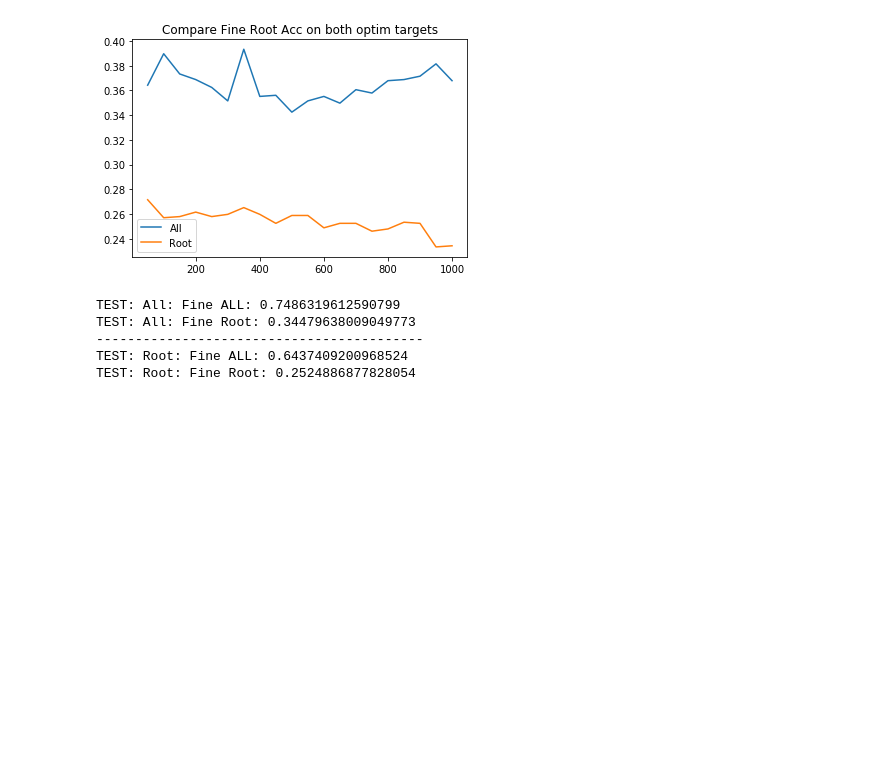
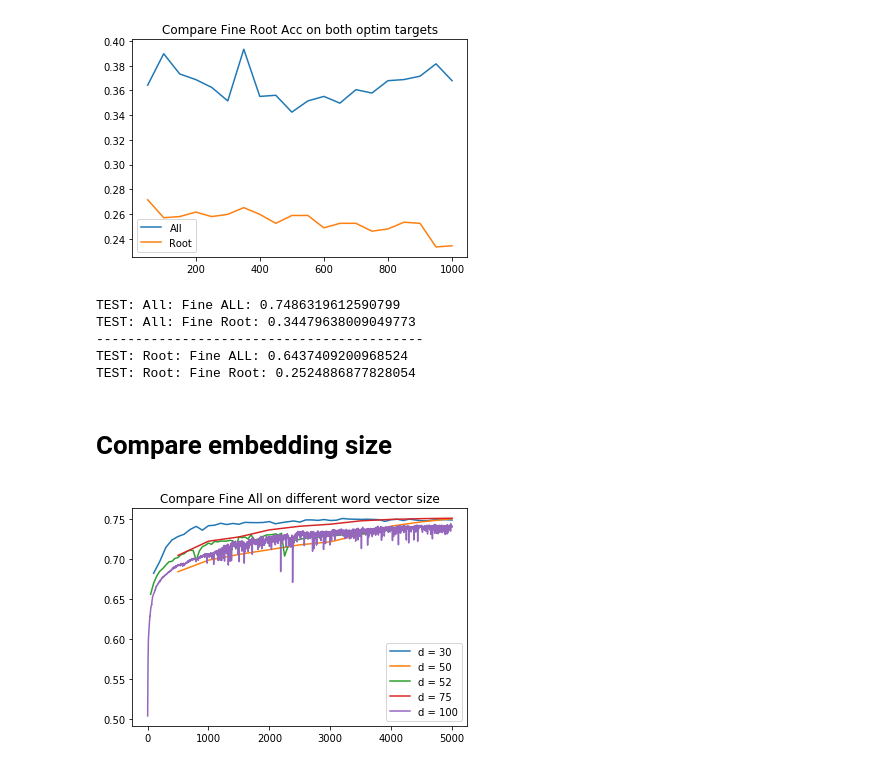
Before and after one commit to JuanPedroGHM/nnPrakSentiment, a Jupyter notebook: notebooks/Plots.ipynb, the cells around one changed output. Drawn from its saved outputs; the diff is of its cells as text; code cells hidden in the pictures; blank space fills up the shorter version.

```diff
--- a/notebooks/Plots.ipynb
+++ b/notebooks/Plots.ipynb
@@ -111,3 +76,23 @@ TEST: All: Fine Root: 0.34479638009049773
 ------------------------------------------
 TEST: Root: Fine ALL: 0.6437409200968524
 TEST: Root: Fine Root: 0.2524886877828054
+# %% [markdown]
+# Compare embedding size
+# %%
+d30DevAcc = np.genfromtxt('../data/trainingD30DevAcc.csv', delimiter=',')
+d50DevAcc = np.genfromtxt('../data/trainingD50DevAcc.csv', delimiter=',')
+d52DevAcc = np.genfromtxt('../data/trainingD52DevAcc.csv', delimiter=',')
+d75DevAcc = np.genfromtxt('../data/trainingD75DevAcc.csv', delimiter=',')
+d100DevAcc = np.genfromtxt('../data/trainingD100DevAcc.csv', delimiter=',')
+# %%
+plt.figure()
+plt.plot(d30DevAcc[0], d30DevAcc[1], label='d = 30')
+plt.plot(d50DevAcc[0], d50DevAcc[1], label='d = 50')
+plt.plot(d52DevAcc[0], d52DevAcc[1], label='d = 52')
+plt.plot(d75DevAcc[0], d75DevAcc[1], label='d = 75')
+plt.plot(d100DevAcc[0], d100DevAcc[1], label='d = 100')
+plt.legend()
+plt.title('Compare Fine All on different word vector size')
+plt.show()
+# %% [output]
+[figure, added]
```
Also changed, not shown: parts of 4 cells of this notebook, 21 other files.
